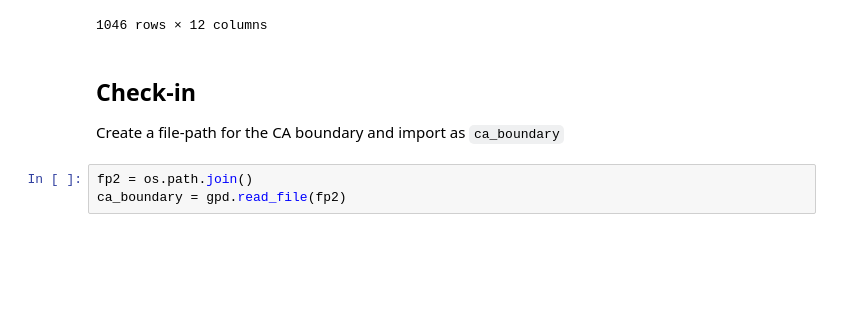
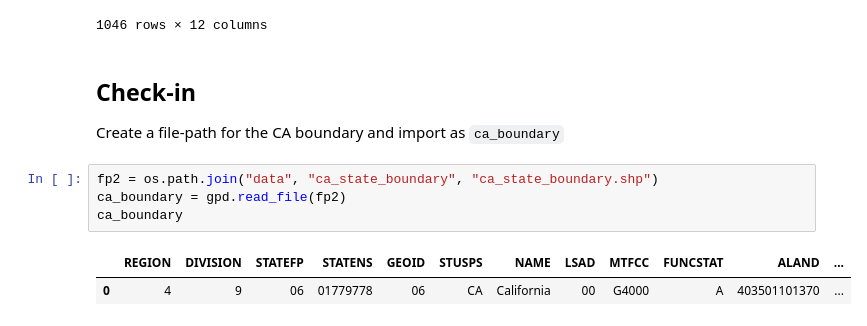
Before and after one commit to ceh58/eds220-2024-in-class, a Jupyter notebook: week4-geopandas.ipynb, the cells around one changed output. Drawn from its saved outputs; the diff is of its cells as text; blank space fills up the shorter version.

```diff
--- a/week4-geopandas.ipynb
+++ b/week4-geopandas.ipynb
@@ -36,5 +36,9 @@ ERROR 1: PROJ: proj_create_from_database: Open of /opt/anaconda3/share/proj fail
 ## Check-in
 Create a file-path for the CA boundary and import as `ca_boundary`
 # %%
-fp2 = os.path.join()
+fp2 = os.path.join("data", "ca_state_boundary", "ca_state_boundary.shp")
 ca_boundary = gpd.read_file(fp2)
+ca_boundary
+# %% [output]
+|  | REGION | DIVISION | STATEFP | STATENS | GEOID | STUSPS | NAME | LSAD | MTFCC | FUNCSTAT | ALAND | ... |
+| 0 | 4 | 9 | 06 | 01779778 | 06 | CA | California | 00 | G4000 | A | 403501101370 | ... |
```
Also changed, not shown: parts of 26 cells of this notebook.
